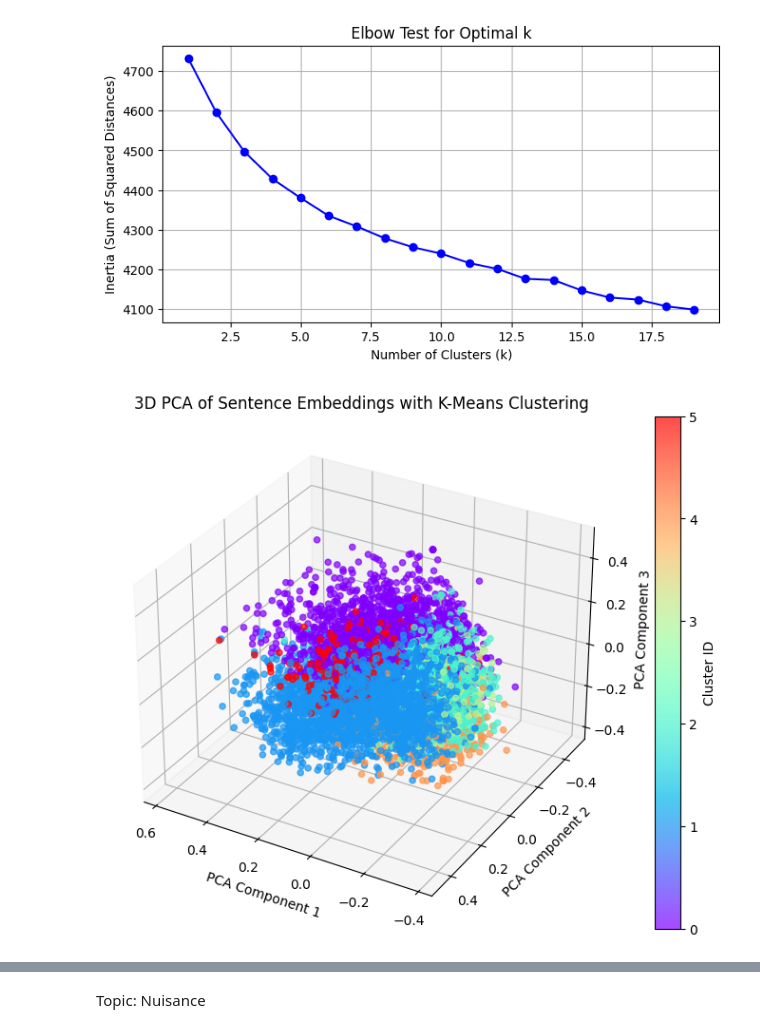
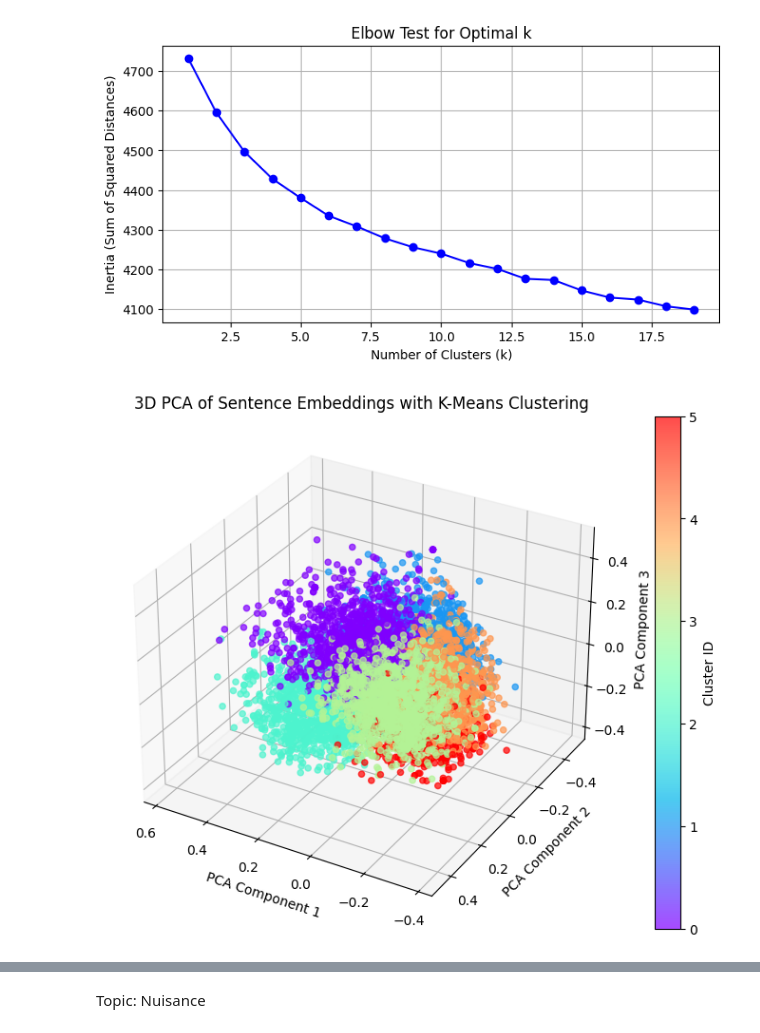
Before and after one commit to mpham8/kestelman-research, a Jupyter notebook: text-data-context/k-mean-clustering.ipynb, the cells around one changed output, grey strips where cells are left out. Cells and saved outputs as stored; diff of their text form; code cells hidden in the pictures.

Commit message:
fixed ensemble voting

```diff
--- a/text-data-context/k-mean-clustering.ipynb
+++ b/text-data-context/k-mean-clustering.ipynb
@@ -61,24 +68,35 @@ K-means Classifier
 #   return clusters, clustering_model
 
 #voting
-def k_means_classifier(embeddings, num_clusters=8, seed=42, n_init=10):
-    n_samples = embeddings.shape[0]
-    all_clusters = np.zeros((n_init, n_samples), dtype=int)
+# def k_means_classifier(embeddings, num_clusters=8, seed=42, n_init=10, test_embeddings=None):
+#     n_samples = embeddings.shape[0]
+#     all_clusters = np.zeros((n_init, n_samples), dtype=int)
+#     all_models = []
 
-    # Run K-means multiple times and collect the cluster labels
-    for i in range(n_init):
-        clustering_model = KMeans(n_clusters=num_clusters, random_state=seed + i)
-        clustering_model.fit(embeddings)
-        all_clusters[i] = clustering_model.labels_
+#     # Run K-means multiple times and collect the cluster labels
+#     for i in range(n_init):
+#         clustering_model = KMeans(n_clusters=num_clusters, random_state=seed + i*100)
+#         clustering_model.fit(embeddings)
+#         all_clusters[i] = clustering_model.labels_
+#         all_models.append(clustering_model)
 
-    # Perform voting (finding the most common cluster assignment for each observation)
-    final_clusters = mode(all_clusters, axis=0)[0].flatten()
+#     # Perform voting (finding the most common cluster assignment for each observation)
+#     final_clusters = mode(all_clusters, axis=0)[0].flatten()
 
-    # Fit the final model with the final clusters (optional, you can return the clustering model from the last iteration instead)
-    final_clustering_model = KMeans(n_clusters=num_clusters, random_state=seed)
-    final_clustering_model.fit(embeddings)
+#     # Fit the final model with the final clusters
+#     final_clustering_model = KMeans(n_clusters=num_clusters, random_state=seed)
+#     final_clustering_model.fit(embeddings)
 
-    return final_clusters, final_clustering_model
+#     if test_embeddings is not None:
+#         # Predict clusters for test set using voting
+#         test_predictions = np.zeros((n_init, test_embeddings.shape[0]), dtype=int)
+#         for i, model in enumerate(all_models):
+#             test_predictions[i] = model.predict(test_embeddings)
+
+#         final_test_predictions = mode(test_predictions, axis=0)[0].flatten()
+#         return final_clusters, final_test_predictions
+
+#     return final_clusters
 
 
 
@@ -166,9 +247,11 @@ elbow_test(parking_embeddings)
 [figure]
 # %%
 parking_num_clusters = 6
-parking_clusters, parking_clustering_model = k_means_classifier(parking_embeddings, num_clusters=parking_num_clusters, seed=42, n_init=30)
+
+test_parking_sentences_embedded = get_labeled_sentences("labels/parking_labeled.csv")
+parking_clusters, parking_pred = k_means_classifier(parking_embeddings, num_clusters=parking_num_clusters, seed=32, n_init=30, test_embeddings=test_parking_sentences_embedded)
 
 parking_clusters_df = pd.DataFrame({'Sentence': parking_sentences, 'Cluster': parking_clusters})
 pca_plot(parking_embeddings, parking_clusters)
 # %% [output]
-[figure, old version]
+[figure, new version]
```
Also changed, not shown: parts of 18 cells of this notebook.
